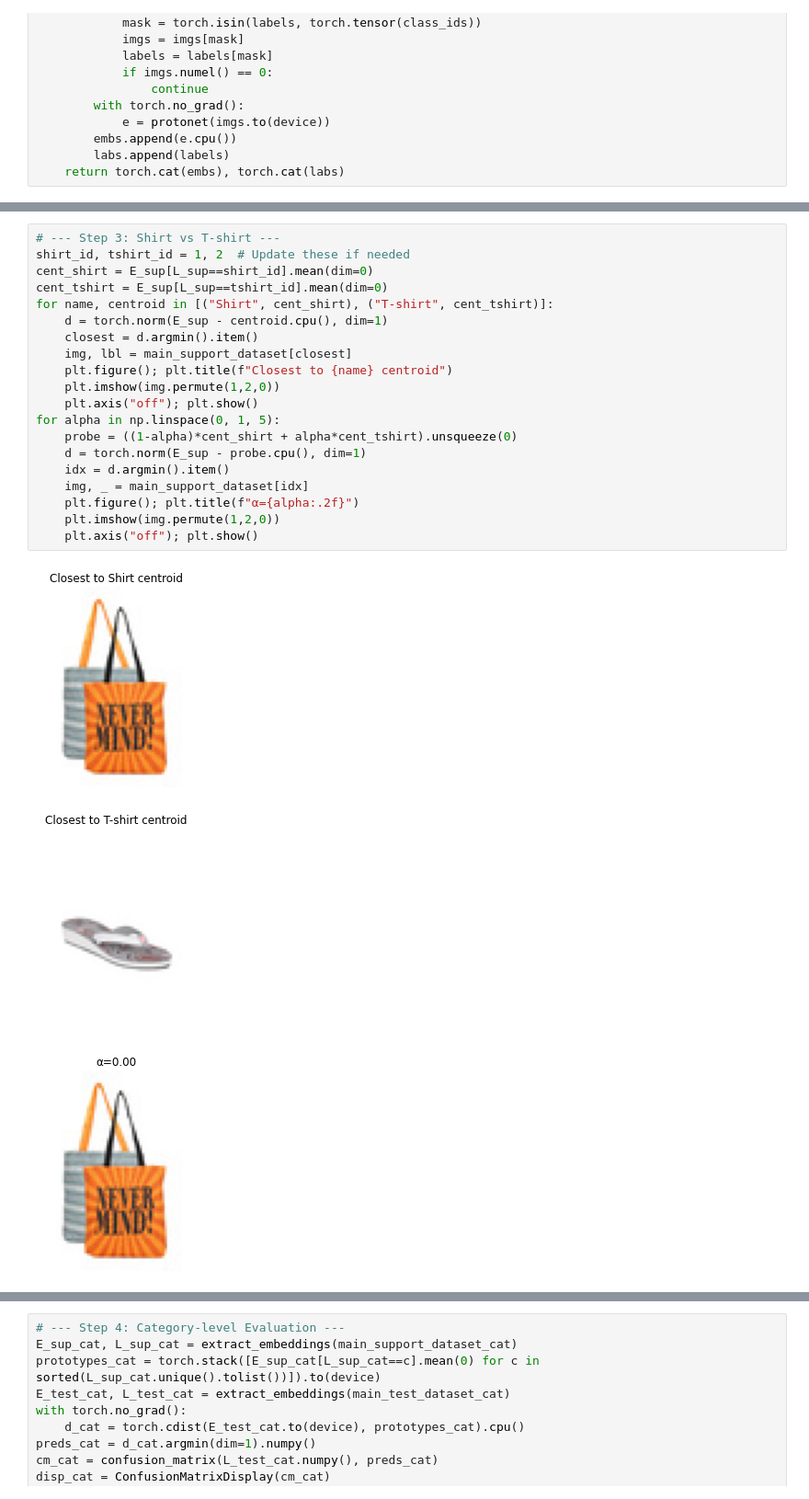
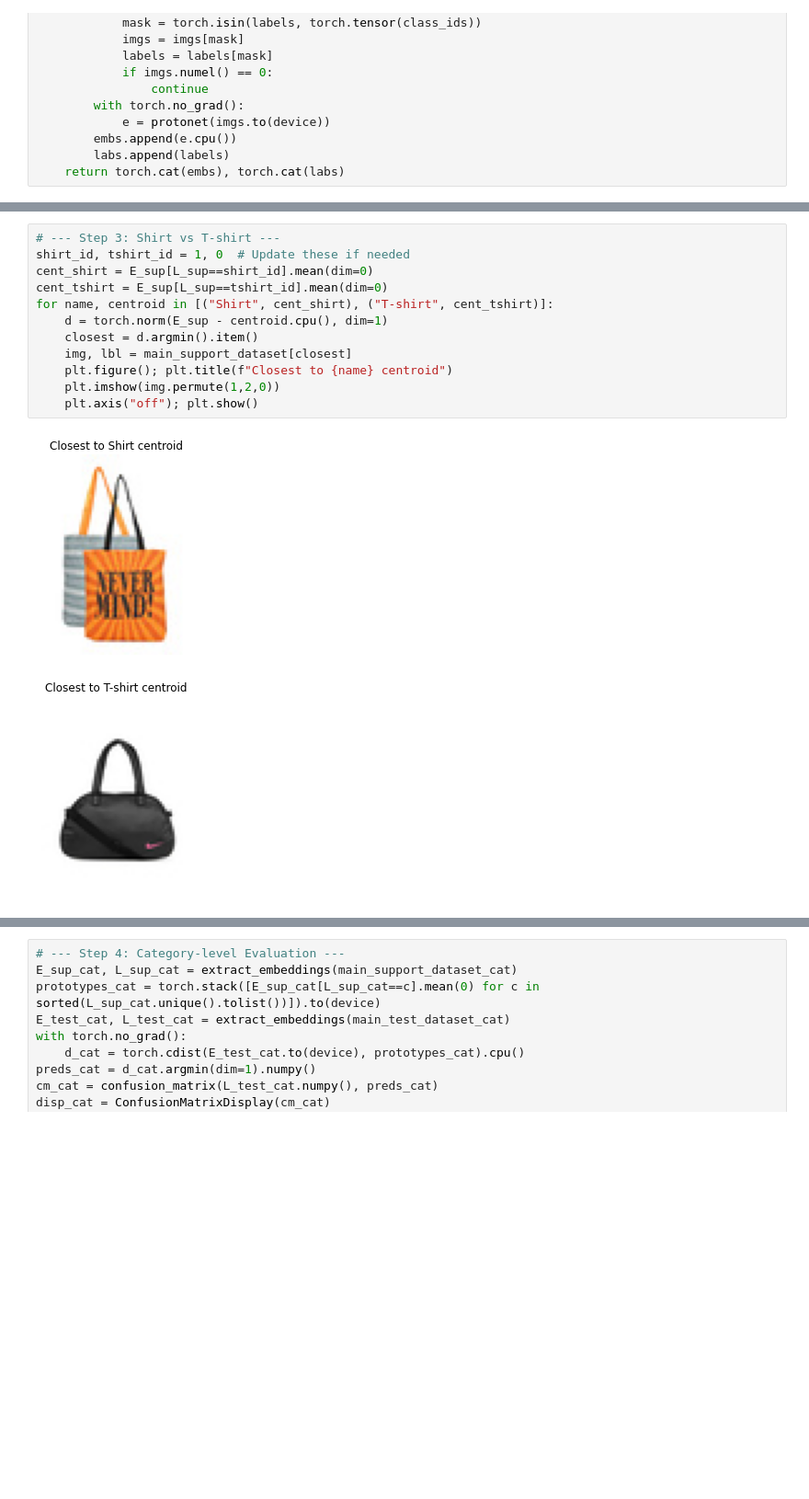
Before and after one commit to Pimsel/2AMM10-Assignments, a Jupyter notebook: ass1_skeleton.ipynb, the cells around one changed output, grey strips where cells are left out. Shown: that part at 92% size. Cells and saved outputs as stored; diff of their text form; blank space fills up the shorter version.

```diff
--- a/ass1_skeleton.ipynb
+++ b/ass1_skeleton.ipynb
@@ -799,24 +799,15 @@ plt.show()
 # %%
 # --- Step 3: Shirt vs T-shirt ---
-shirt_id, tshirt_id = 1, 2  # Update these if needed
+shirt_id, tshirt_id = 1, 0  # Update these if needed
 cent_shirt = E_sup[L_sup==shirt_id].mean(dim=0)
 cent_tshirt = E_sup[L_sup==tshirt_id].mean(dim=0)
 for name, centroid in [("Shirt", cent_shirt), ("T-shirt", cent_tshirt)]:
     d = torch.norm(E_sup - centroid.cpu(), dim=1)
     closest = d.argmin().item()
     img, lbl = main_support_dataset[closest]
     plt.figure(); plt.title(f"Closest to {name} centroid")
     plt.imshow(img.permute(1,2,0))
     plt.axis("off"); plt.show()
-for alpha in np.linspace(0, 1, 5):
-    probe = ((1-alpha)*cent_shirt + alpha*cent_tshirt).unsqueeze(0)
-    d = torch.norm(E_sup - probe.cpu(), dim=1)
-    idx = d.argmin().item()
-    img, _ = main_support_dataset[idx]
-    plt.figure(); plt.title(f"α={alpha:.2f}")
-    plt.imshow(img.permute(1,2,0))
-    plt.axis("off"); plt.show()
 # %% [output]
 [figure]
-[figure, old version]
+[figure, new version]
-[figure, removed]
```
Also changed, not shown: parts of 7 cells of this notebook, 5 other files.
